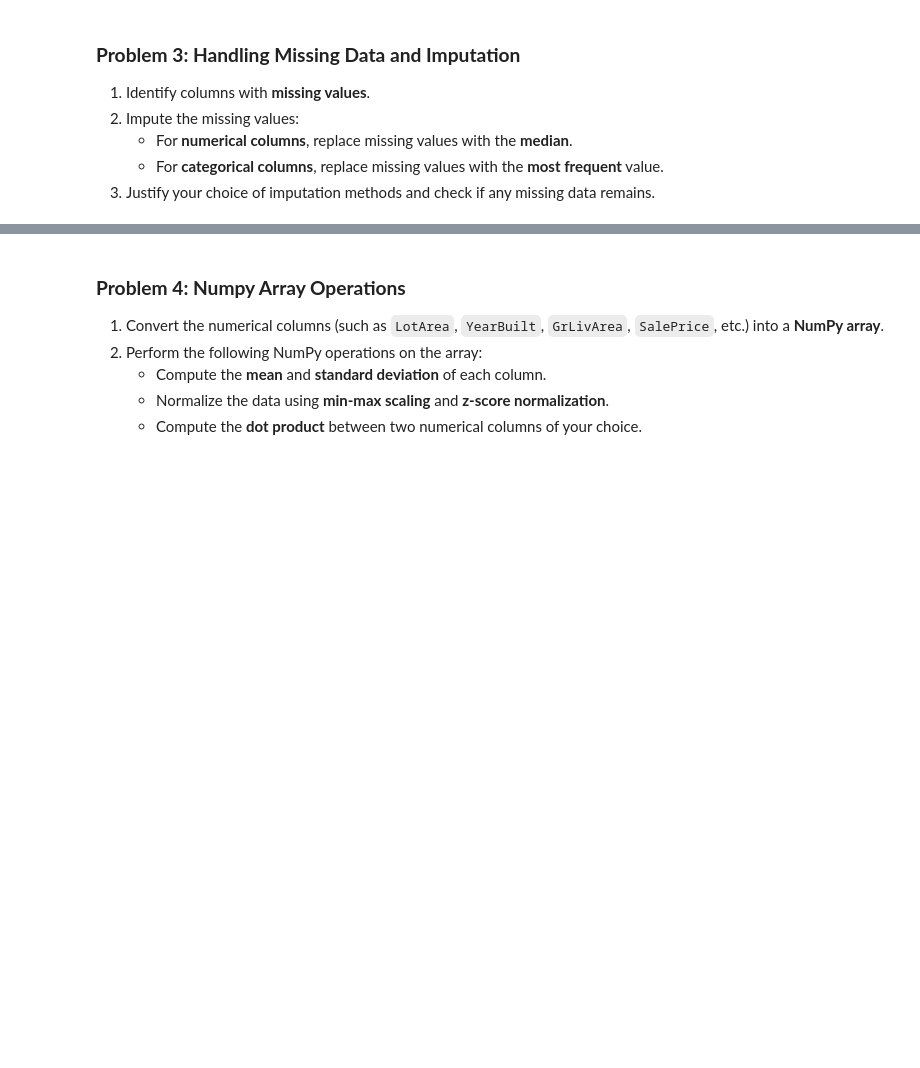
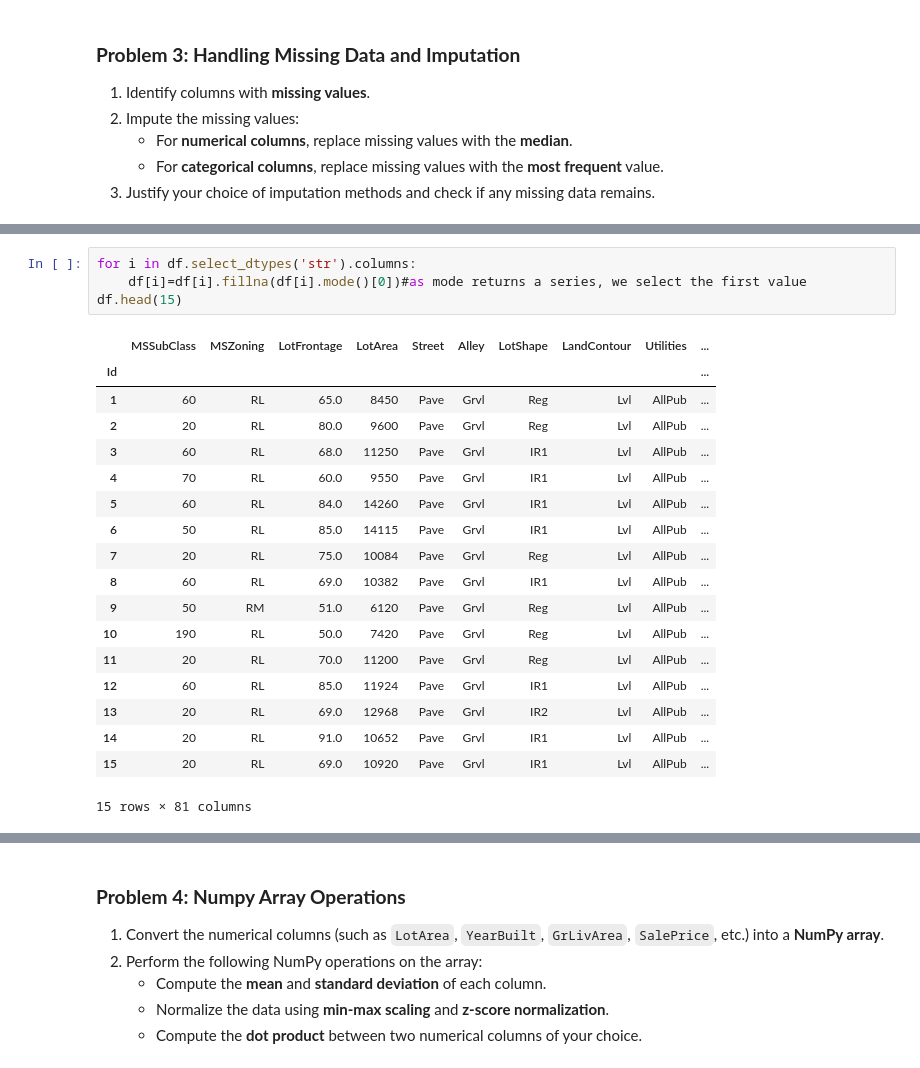
Before and after one commit to abinhyanmikha/Data-Science, a Jupyter notebook: Assignment/Assignment7/Assignment-07_Sep11.ipynb, the cells around one changed output, grey strips where cells are left out. Cells and saved outputs as stored; diff of their text form; blank space fills up the shorter version.

```diff
--- a/Assignment/Assignment7/Assignment-07_Sep11.ipynb
+++ b/Assignment/Assignment7/Assignment-07_Sep11.ipynb
@@ -435,0 +502,23 @@ df.sort_values(by='Price_Per_SqFt', ascending=False).head(10)
+# %%
+for i in df.select_dtypes('str').columns:
+    df[i]=df[i].fillna(df[i].mode()[0])#as mode returns a series, we select the first value
+df.head(15)
+# %% [output]
+|  | MSSubClass | MSZoning | LotFrontage | LotArea | Street | Alley | LotShape | LandContour | Utilities | ... |
+| Id |  |  |  |  |  |  |  |  |  | ... |
+| 1 | 60 | RL | 65.0 | 8450 | Pave | Grvl | Reg | Lvl | AllPub | ... |
+| 2 | 20 | RL | 80.0 | 9600 | Pave | Grvl | Reg | Lvl | AllPub | ... |
+| 3 | 60 | RL | 68.0 | 11250 | Pave | Grvl | IR1 | Lvl | AllPub | ... |
+| 4 | 70 | RL | 60.0 | 9550 | Pave | Grvl | IR1 | Lvl | AllPub | ... |
+| 5 | 60 | RL | 84.0 | 14260 | Pave | Grvl | IR1 | Lvl | AllPub | ... |
+| 6 | 50 | RL | 85.0 | 14115 | Pave | Grvl | IR1 | Lvl | AllPub | ... |
+| 7 | 20 | RL | 75.0 | 10084 | Pave | Grvl | Reg | Lvl | AllPub | ... |
+| 8 | 60 | RL | 69.0 | 10382 | Pave | Grvl | IR1 | Lvl | AllPub | ... |
+| 9 | 50 | RM | 51.0 | 6120 | Pave | Grvl | Reg | Lvl | AllPub | ... |
+| 10 | 190 | RL | 50.0 | 7420 | Pave | Grvl | Reg | Lvl | AllPub | ... |
+| 11 | 20 | RL | 70.0 | 11200 | Pave | Grvl | Reg | Lvl | AllPub | ... |
+| 12 | 60 | RL | 85.0 | 11924 | Pave | Grvl | IR1 | Lvl | AllPub | ... |
+| 13 | 20 | RL | 69.0 | 12968 | Pave | Grvl | IR2 | Lvl | AllPub | ... |
+| 14 | 20 | RL | 91.0 | 10652 | Pave | Grvl | IR1 | Lvl | AllPub | ... |
+| 15 | 20 | RL | 69.0 | 10920 | Pave | Grvl | IR1 | Lvl | AllPub | ... |
+15 rows × 81 columns
```
Also changed, not shown: parts of 7 cells of this notebook, 3 other files.
